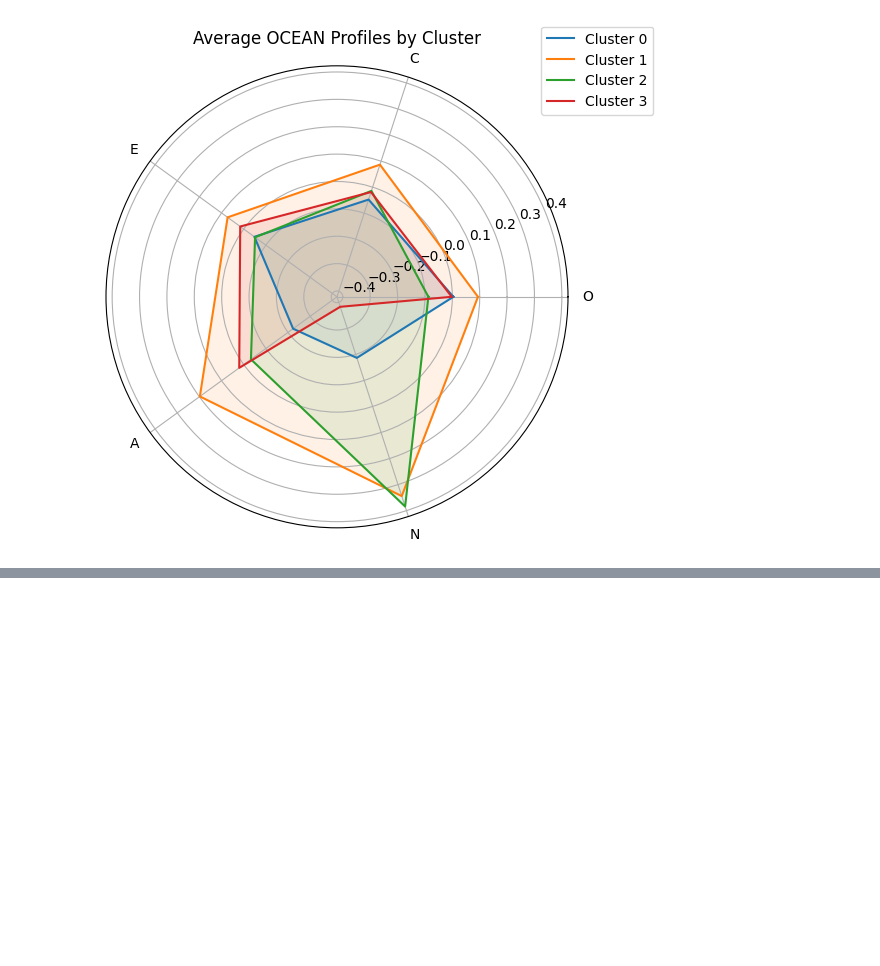
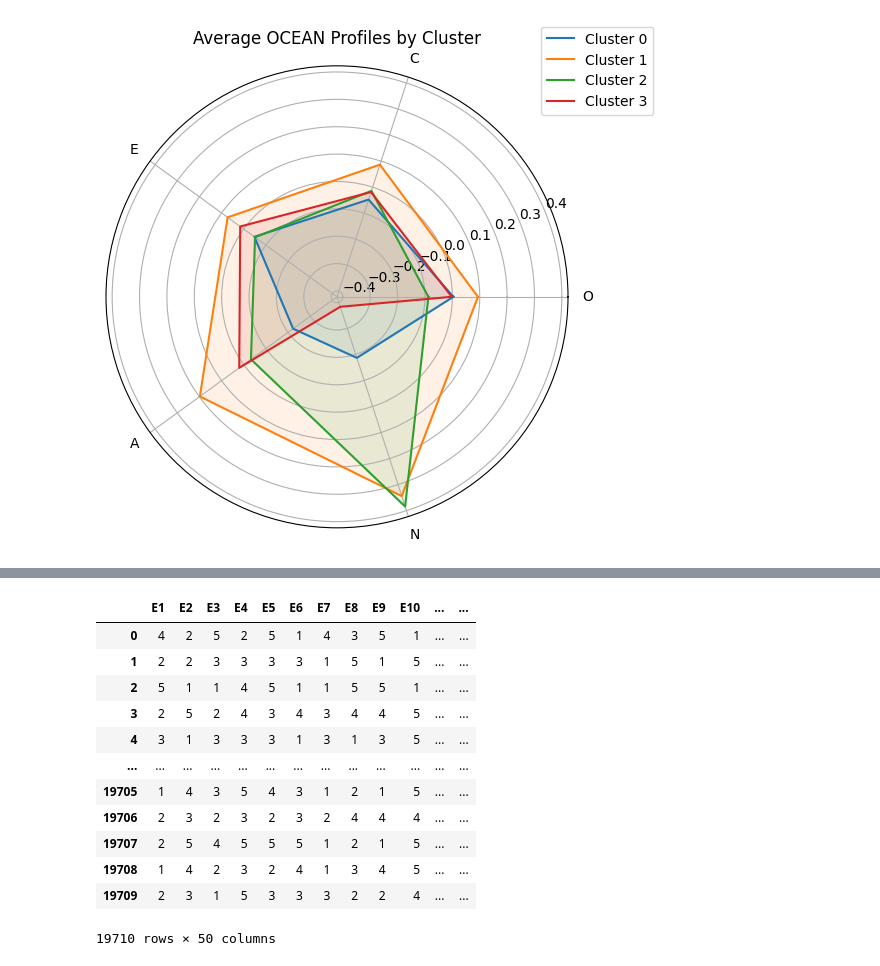
Before and after one commit to Knightmare2002/Big-Five-Test, a Jupyter notebook: main.ipynb, the cells around one changed output, grey strips where cells are left out. Cells and saved outputs as stored; diff of their text form; code cells hidden in the pictures; blank space fills up the shorter version.

```diff
--- a/main.ipynb
+++ b/main.ipynb
@@ -457,0 +488,16 @@ df_supervised
+# %%
+X
+# %% [output]
+|  | E1 | E2 | E3 | E4 | E5 | E6 | E7 | E8 | E9 | E10 | ... | ... |
+| 0 | 4 | 2 | 5 | 2 | 5 | 1 | 4 | 3 | 5 | 1 | ... | ... |
+| 1 | 2 | 2 | 3 | 3 | 3 | 3 | 1 | 5 | 1 | 5 | ... | ... |
+| 2 | 5 | 1 | 1 | 4 | 5 | 1 | 1 | 5 | 5 | 1 | ... | ... |
+| 3 | 2 | 5 | 2 | 4 | 3 | 4 | 3 | 4 | 4 | 5 | ... | ... |
+| 4 | 3 | 1 | 3 | 3 | 3 | 1 | 3 | 1 | 3 | 5 | ... | ... |
+| ... | ... | ... | ... | ... | ... | ... | ... | ... | ... | ... | ... | ... |
+| 19705 | 1 | 4 | 3 | 5 | 4 | 3 | 1 | 2 | 1 | 5 | ... | ... |
+| 19706 | 2 | 3 | 2 | 3 | 2 | 3 | 2 | 4 | 4 | 4 | ... | ... |
+| 19707 | 2 | 5 | 4 | 5 | 5 | 5 | 1 | 2 | 1 | 5 | ... | ... |
+| 19708 | 1 | 4 | 2 | 3 | 2 | 4 | 1 | 3 | 4 | 5 | ... | ... |
+| 19709 | 2 | 3 | 1 | 5 | 3 | 3 | 3 | 2 | 2 | 4 | ... | ... |
+19710 rows × 50 columns
```
Also changed, not shown: parts of 12 cells of this notebook, 2 other files.
